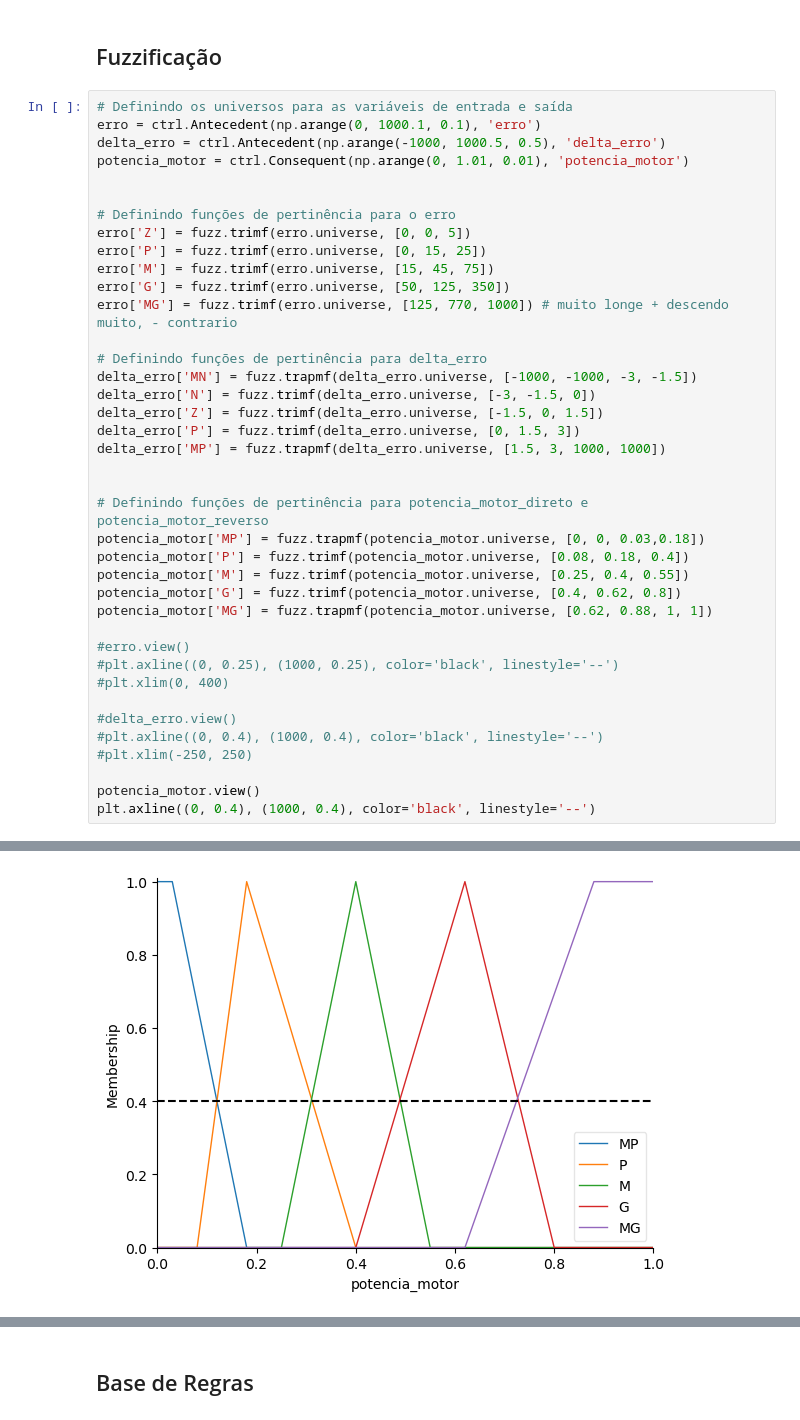
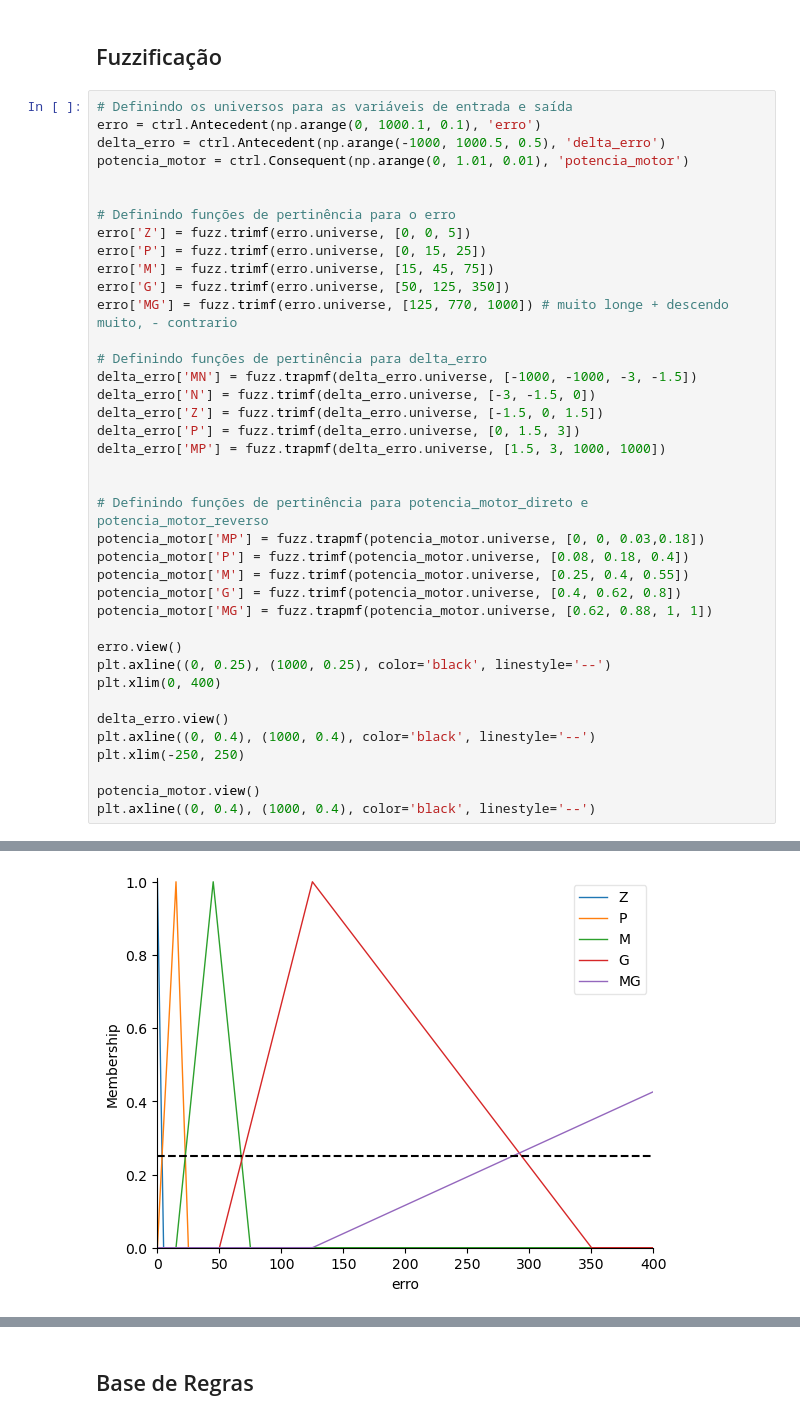
Before and after one commit to bsmvictor/C213-ControleFuzzyPD, a Jupyter notebook: FuzzyPD.ipynb, the cells around one changed output, grey strips where cells are left out. Saved outputs shown, nothing was run; the diff lists cells and outputs as text.

```diff
--- a/FuzzyPD.ipynb
+++ b/FuzzyPD.ipynb
@@ -17,37 +17,37 @@ potencia_motor = ctrl.Consequent(np.arange(0, 1.01, 0.01), 'potencia_motor')
 
 
 # Definindo funções de pertinência para o erro
 erro['Z'] = fuzz.trimf(erro.universe, [0, 0, 5])
 erro['P'] = fuzz.trimf(erro.universe, [0, 15, 25])
 erro['M'] = fuzz.trimf(erro.universe, [15, 45, 75])
 erro['G'] = fuzz.trimf(erro.universe, [50, 125, 350])
 erro['MG'] = fuzz.trimf(erro.universe, [125, 770, 1000]) # muito longe + descendo muito, - contrario
 
 # Definindo funções de pertinência para delta_erro
 delta_erro['MN'] = fuzz.trapmf(delta_erro.universe, [-1000, -1000, -3, -1.5])
 delta_erro['N'] = fuzz.trimf(delta_erro.universe, [-3, -1.5, 0])
 delta_erro['Z'] = fuzz.trimf(delta_erro.universe, [-1.5, 0, 1.5])
 delta_erro['P'] = fuzz.trimf(delta_erro.universe, [0, 1.5, 3])
 delta_erro['MP'] = fuzz.trapmf(delta_erro.universe, [1.5, 3, 1000, 1000])
 
 
 # Definindo funções de pertinência para potencia_motor_direto e potencia_motor_reverso
 potencia_motor['MP'] = fuzz.trapmf(potencia_motor.universe, [0, 0, 0.03,0.18])
 potencia_motor['P'] = fuzz.trimf(potencia_motor.universe, [0.08, 0.18, 0.4])
 potencia_motor['M'] = fuzz.trimf(potencia_motor.universe, [0.25, 0.4, 0.55])
 potencia_motor['G'] = fuzz.trimf(potencia_motor.universe, [0.4, 0.62, 0.8])
 potencia_motor['MG'] = fuzz.trapmf(potencia_motor.universe, [0.62, 0.88, 1, 1])
 
-#erro.view()
-#plt.axline((0, 0.25), (1000, 0.25), color='black', linestyle='--')
-#plt.xlim(0, 400)
+erro.view()
+plt.axline((0, 0.25), (1000, 0.25), color='black', linestyle='--')
+plt.xlim(0, 400)
 
-#delta_erro.view()
-#plt.axline((0, 0.4), (1000, 0.4), color='black', linestyle='--')
-#plt.xlim(-250, 250)
+delta_erro.view()
+plt.axline((0, 0.4), (1000, 0.4), color='black', linestyle='--')
+plt.xlim(-250, 250)
 
 potencia_motor.view()
 plt.axline((0, 0.4), (1000, 0.4), color='black', linestyle='--')
 # %% [output]
 <matplotlib.lines.AxLine at 0x...>
-[figure, old version]
+[figure, new version]
```
Also changed, not shown: parts of 2 cells of this notebook.
